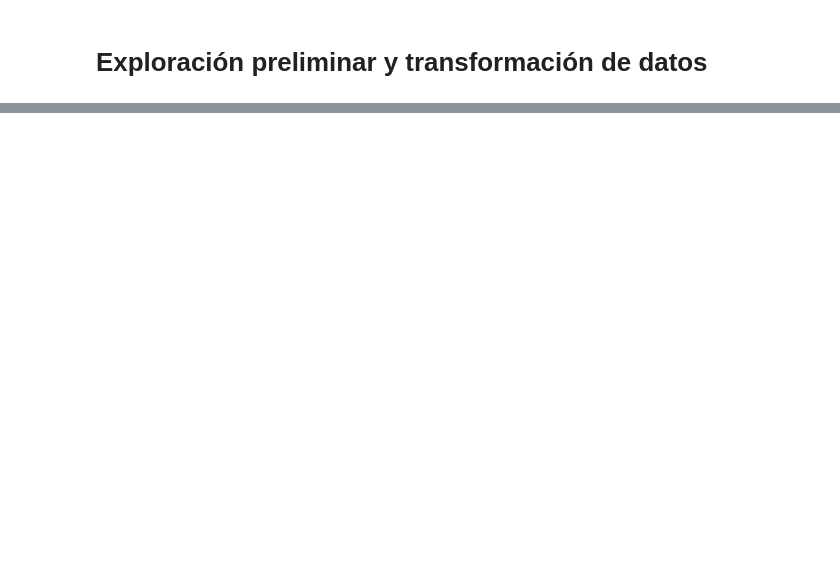
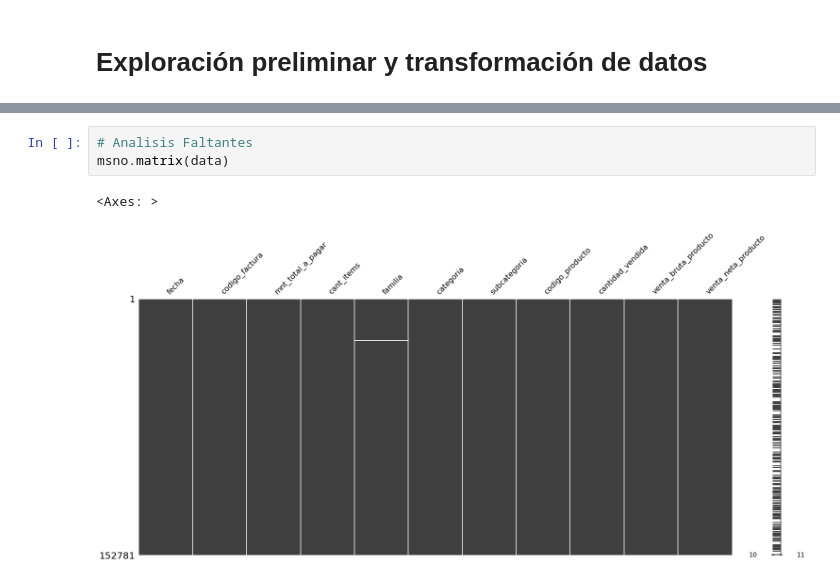
Before and after one commit to ZabakJL/ProyectoMiniMarket, a Jupyter notebook: notebooks/dataPreviewTransformAndCleaning.ipynb, the cells around one changed output, grey strips where cells are left out. Cells and saved outputs as stored; diff of their text form; blank space fills up the shorter version.

```diff
--- a/notebooks/dataPreviewTransformAndCleaning.ipynb
+++ b/notebooks/dataPreviewTransformAndCleaning.ipynb
@@ -90,0 +279,6 @@ Length: 3, dtype: datetime64[ns]
+# %%
+# Analisis Faltantes
+msno.matrix(data)
+# %% [output]
+<Axes: >
+[figure, added]
```
Also changed, not shown: parts of 45 cells of this notebook.
